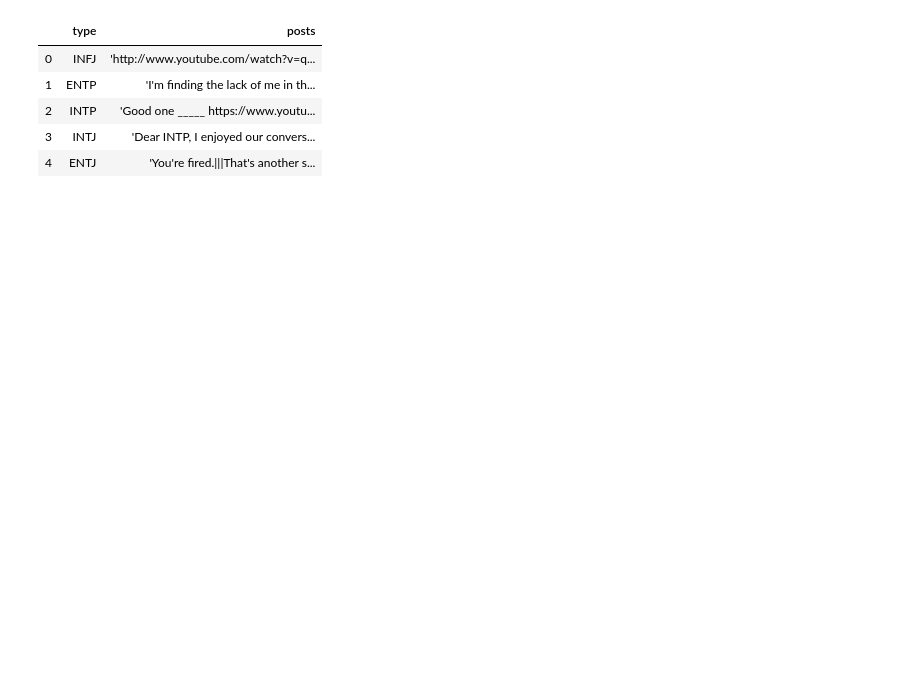
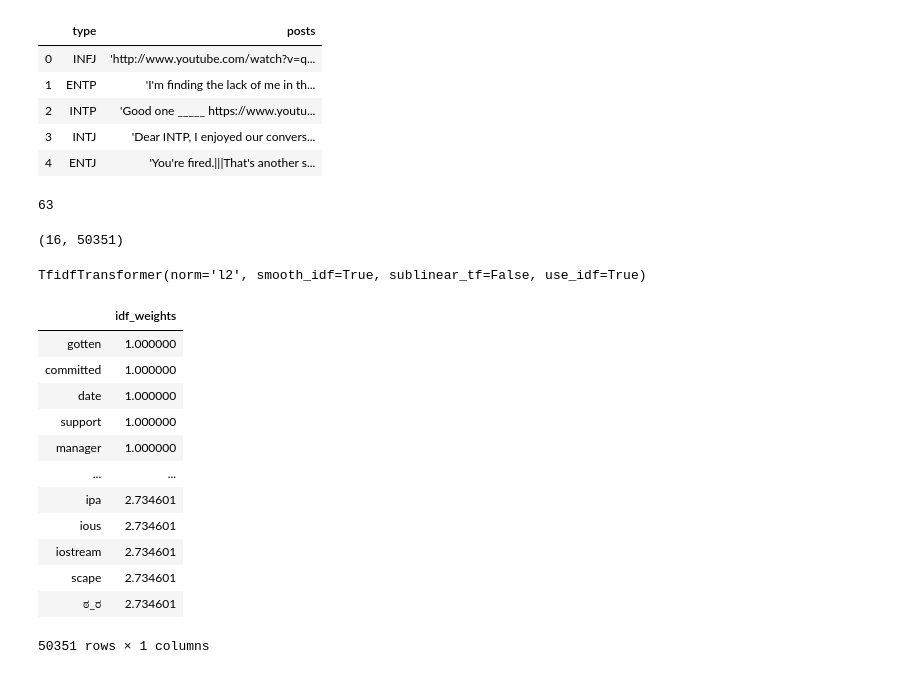
Before and after one commit to AsaKientz/DSI-Capstone-I, a Jupyter notebook: notebooks/cap-I-sklearn.ipynb, the cells around one changed output. Drawn from its saved outputs; the diff is of its cells as text; code cells hidden in the pictures; blank space fills up the shorter version.

```diff
--- a/notebooks/cap-I-sklearn.ipynb
+++ b/notebooks/cap-I-sklearn.ipynb
@@ -23,0 +46,48 @@ df_test.head()
+# %%
+# Make a doc list of all text from the dataframe for each user type
+type_list = df2['type'].tolist()
+docs = df2['posts'].tolist()
+# docs
+# type_list
+# %%
+custom_stopwords = {"like", "just", "people", "don","really","ve","http","com", "make", "good", "things",
+                    "https", "say", "way", "going", "lot", "thing", "best", "www", "youtube", "ll", "pretty",
+                   "sure", "yes", "no", "actually", "right", "said", "thanks", "person", "watch", "did",
+                    "said", "does", "maybe", "probably", "type", "types", "doesn", "work", "life", "want", "need",
+                   "didn", "mean", "yeah", "usually", "got", "look", "use", "day", "long","years", "year",
+                   "think", "know", "feel", "love", "friend", "friends", "thinking", "thought", "thread", "post"}
+stopwords_set = stopwords | custom_stopwords
+len(custom_stopwords)
+# %% [output]
+63
+# %%
+cv = CountVectorizer(docs,stop_words=stopwords_set,min_df=2)
+count_vector=cv.fit_transform(docs)
+count_vector.shape
+# %% [output]
+(16, 50351)
+# %%
+tfidf_transformer=TfidfTransformer(smooth_idf=True,use_idf=True)
+tfidf_transformer.fit(count_vector)
+# %% [output]
+TfidfTransformer(norm='l2', smooth_idf=True, sublinear_tf=False, use_idf=True)
+# %%
+# print idf values
+df_idf = pd.DataFrame(tfidf_transformer.idf_, index=cv.get_feature_names(),columns=["idf_weights"])
+
+# sort ascending
+df_idf.sort_values(by=['idf_weights'])
+# %% [output]
+|  | idf_weights |
+| gotten | 1.000000 |
+| committed | 1.000000 |
+| date | 1.000000 |
+| support | 1.000000 |
+| manager | 1.000000 |
+| ... | ... |
+| ipa | 2.734601 |
+| ious | 2.734601 |
+| iostream | 2.734601 |
+| scape | 2.734601 |
+| ಠ_ರ | 2.734601 |
+50351 rows × 1 columns
```
Also changed, not shown: parts of 45 cells of this notebook, 4 other files.
